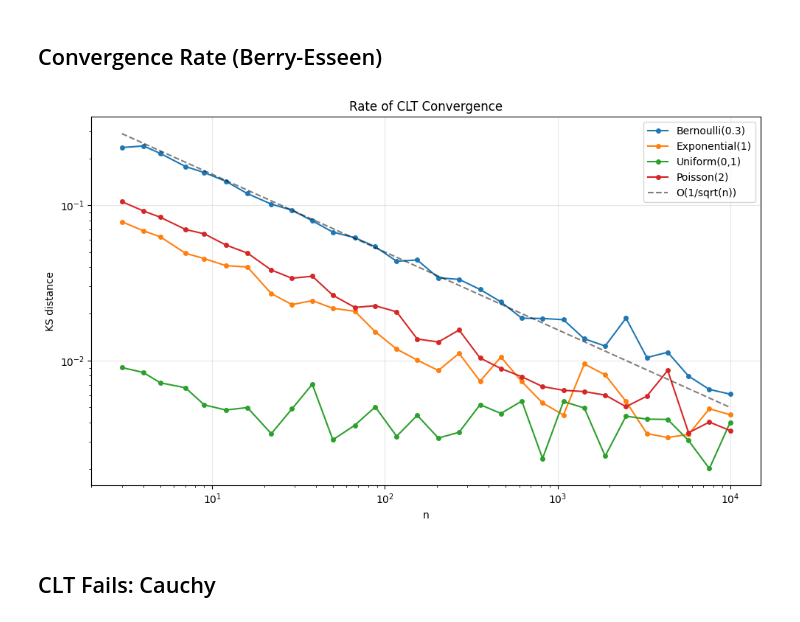
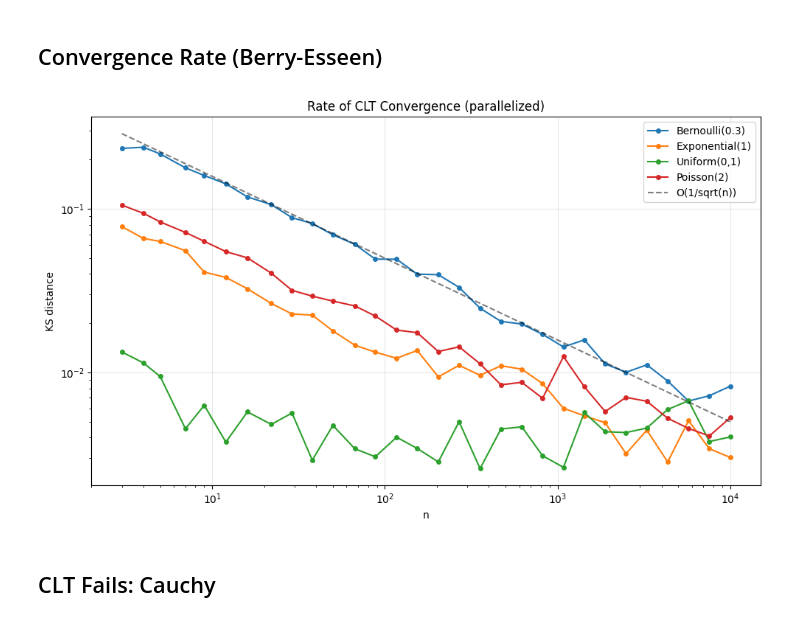
Before and after one commit to mengrenman/measure-theoretic-finance, a Jupyter notebook: notebooks/probability/08_clt.ipynb, the cells around one changed output. Drawn from its saved outputs; the diff is of its cells as text; code cells hidden in the pictures.

```diff
--- a/notebooks/probability/08_clt.ipynb
+++ b/notebooks/probability/08_clt.ipynb
@@ -40,23 +40,51 @@ plt.show()
 # %%
 def ks_normal(s):
     s = np.sort(s)
     return np.max(np.abs(np.arange(1,len(s)+1)/len(s) - stats.norm.cdf(s)))
 
-np.random.seed(42)
-ss = np.unique(np.logspace(0.5,4,30).astype(int))
-fig, ax = plt.subplots(figsize=(10,6))
-for name,sampler,mu,var in dists:
+def _ks_for_dist(args):
+    """Worker function: compute KS distances for one distribution across all sample sizes."""
+    dist_key, mu, var, ss, n_samples, seed = args
+    rng = np.random.default_rng(seed)
+    samplers = {
+        'bernoulli': lambda s: rng.binomial(1, 0.3, s),
+        'exponential': lambda s: rng.exponential(1, s),
+        'uniform': lambda s: rng.uniform(0, 1, s),
+        'poisson': lambda s: rng.poisson(2, s).astype(float),
+    }
+    sampler = samplers[dist_key]
     sig = np.sqrt(var)
-    ks = [ks_normal((np.sum(sampler((50000,n)),axis=1)-n*mu)/(sig*np.sqrt(n))) for n in ss]
+    return [ks_normal((np.sum(sampler((n_samples, n)), axis=1) - n*mu) / (sig*np.sqrt(n)))
+            for n in ss]
+
+ss = np.unique(np.logspace(0.5, 4, 30).astype(int))
+dist_specs = [
+    ('bernoulli',    'Bernoulli(0.3)',  0.3, 0.21),
+    ('exponential',  'Exponential(1)',  1.0, 1.0),
+    ('uniform',      'Uniform(0,1)',    0.5, 1/12),
+    ('poisson',      'Poisson(2)',      2.0, 2.0),
+]
+
+from concurrent.futures import ThreadPoolExecutor
+import os
+
+n_workers = min(len(dist_specs), os.cpu_count() or 1)
+tasks = [(key, mu, var, ss, 50000, 42 + i) for i, (key, _, mu, var) in enumerate(dist_specs)]
+
+with ThreadPoolExecutor(max_workers=n_workers) as pool:
+    results = list(pool.map(_ks_for_dist, tasks))
+
+fig, ax = plt.subplots(figsize=(10, 6))
+for (_, name, _, _), ks in zip(dist_specs, results):
     ax.plot(ss, ks, 'o-', markersize=4, label=name)
 ax.plot(ss, 0.5/np.sqrt(ss), 'k--', alpha=0.5, label='O(1/sqrt(n))')
 ax.set_xscale('log'); ax.set_yscale('log')
 ax.set_xlabel('n'); ax.set_ylabel('KS distance')
-ax.set_title('Rate of CLT Convergence'); ax.legend(); ax.grid(True, alpha=0.3)
+ax.set_title('Rate of CLT Convergence (parallelized)'); ax.legend(); ax.grid(True, alpha=0.3)
 plt.tight_layout()
 plt.show()
 # %% [output]
-[figure, old version]
+[figure, new version]
 # %% [markdown]
 ## CLT Fails: Cauchy
 # %%
```
Also changed, not shown: 24 other files.
